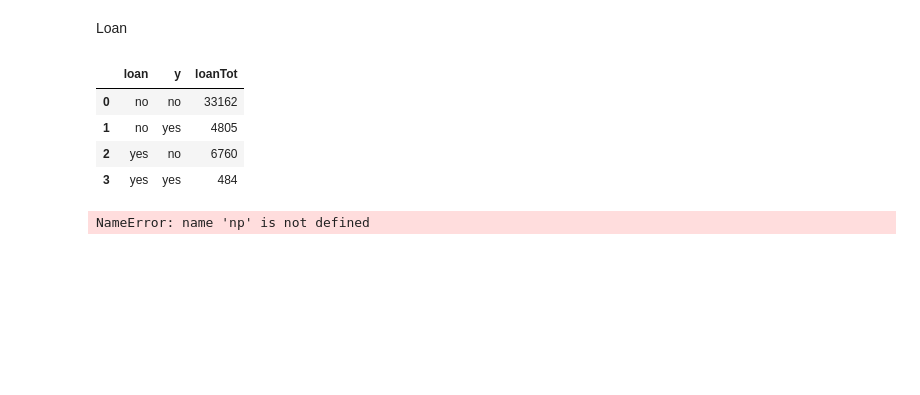
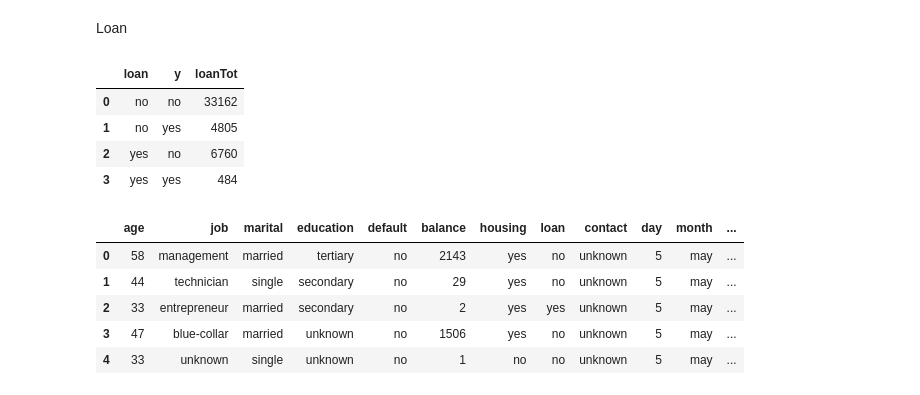
Before and after one commit to TwoManyHands/Algorithms, a Jupyter notebook: bank_2.ipynb, the cells around one changed output. Saved outputs shown, nothing was run; the diff lists cells and outputs as text; code cells hidden in the pictures; blank space fills up the shorter version.

```diff
--- a/bank_2.ipynb
+++ b/bank_2.ipynb
@@ -39,7 +39,18 @@ loanTot.head()
 | 1 | no | yes | 4805 |
 | 2 | yes | no | 6760 |
 | 3 | yes | yes | 484 |
-# %%
-np.quantile(bankData['balance'],[0.25,0.5,0.75])
-# %% [output]
-NameError: name 'np' is not defined
+# %%
+#group the balances into quartiles
+np.quantile(bankData['balance'],[0.25,0.5,0.75])
+bankData['balanceClass']='Quant1'
+bankData.loc[(bankData['balance']>72) & (bankData['balance'] <448),'balanceClass']='Quant2'
+bankData.loc[(bankData['balance']>448) & (bankData['balance'] <1428),'balanceClass']='Quant3'
+bankData.loc[(bankData['balance'] >1428),'balanceClass']='Quant4'
+bankData.head()
+# %% [output]
+|  | age | job | marital | education | default | balance | housing | loan | contact | day | month | ... |
+| 0 | 58 | management | married | tertiary | no | 2143 | yes | no | unknown | 5 | may | ... |
+| 1 | 44 | technician | single | secondary | no | 29 | yes | no | unknown | 5 | may | ... |
+| 2 | 33 | entrepreneur | married | secondary | no | 2 | yes | yes | unknown | 5 | may | ... |
+| 3 | 47 | blue-collar | married | unknown | no | 1506 | yes | no | unknown | 5 | may | ... |
+| 4 | 33 | unknown | single | unknown | no | 1 | no | no | unknown | 5 | may | ... |
```
Also changed, not shown: parts of 4 cells of this notebook.
